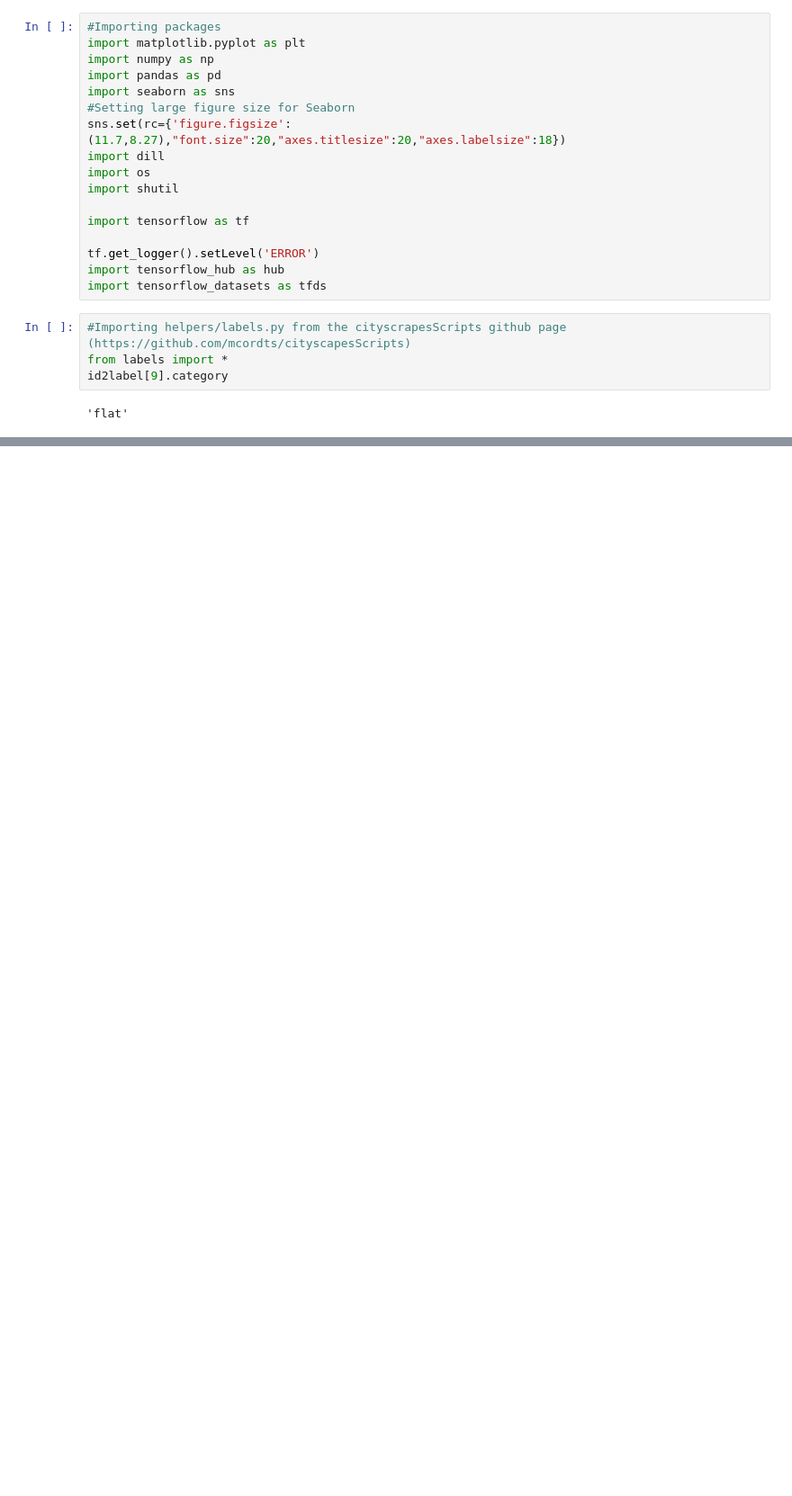
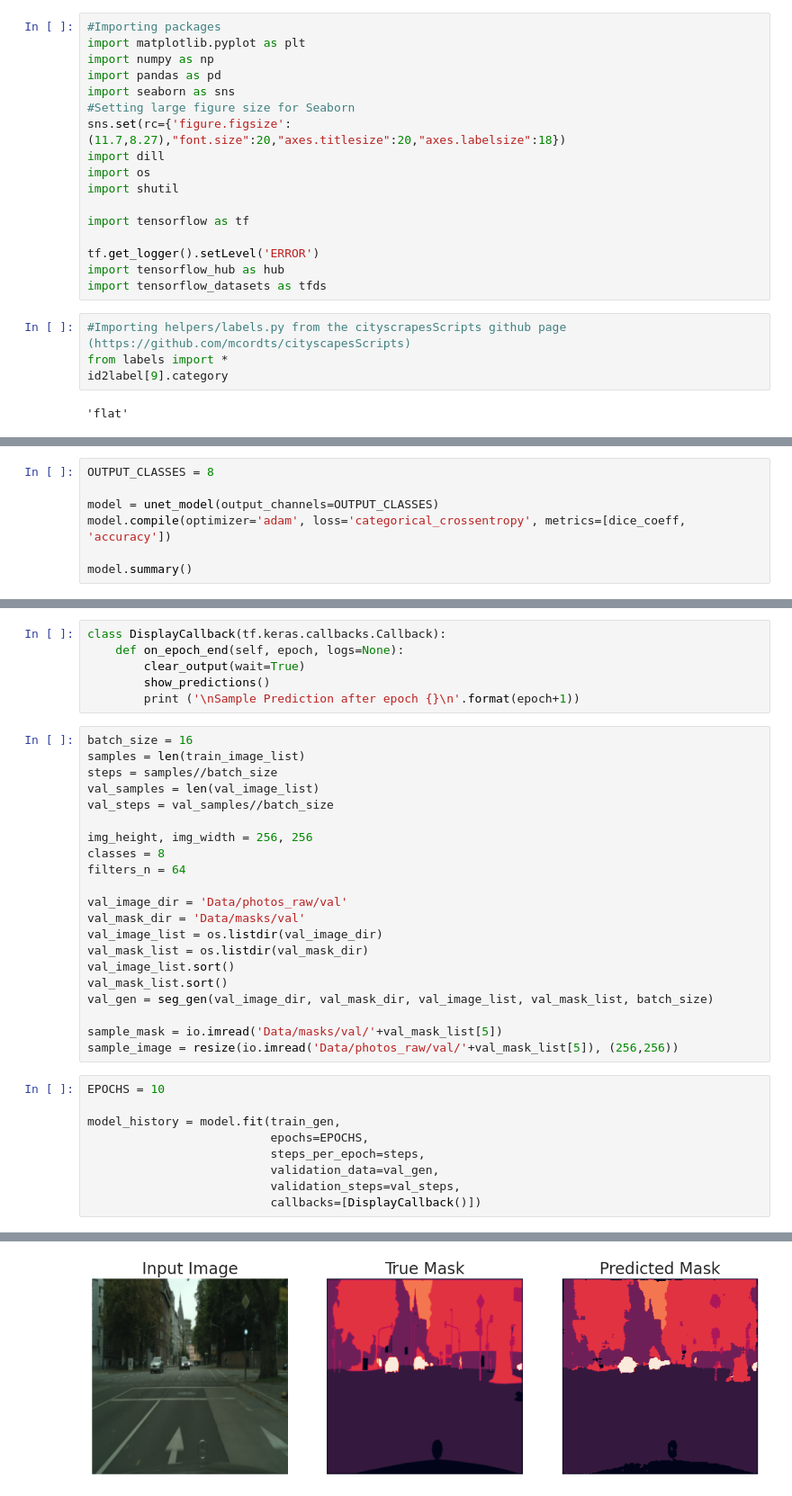
Before and after one commit to octave-ati/Image-Segmentation-for-Autonomous-Driving-Vehicle, a Jupyter notebook: P8_01_Notebook.ipynb, the cells around one changed output, grey strips where cells are left out. Shown: that part at 90% size. Saved outputs shown, nothing was run; the diff lists cells and outputs as text; blank space fills up the shorter version.

```diff
--- a/P8_01_Notebook.ipynb
+++ b/P8_01_Notebook.ipynb
@@ -28,0 +397,7 @@ Category of label with ID '2': void
+# %%
+OUTPUT_CLASSES = 8
+
+model = unet_model(output_channels=OUTPUT_CLASSES)
+model.compile(optimizer='adam', loss='categorical_crossentropy', metrics=[dice_coeff, 'accuracy'])
+
+model.summary()
@@ -28,0 +491,37 @@ Category of label with ID '2': void
+# %%
+class DisplayCallback(tf.keras.callbacks.Callback):
+    def on_epoch_end(self, epoch, logs=None):
+        clear_output(wait=True)
+        show_predictions()
+        print ('\nSample Prediction after epoch {}\n'.format(epoch+1))
+# %%
+batch_size = 16
+samples = len(train_image_list)
+steps = samples//batch_size
+val_samples = len(val_image_list)
+val_steps = val_samples//batch_size
+
+img_height, img_width = 256, 256
+classes = 8
+filters_n = 64
+
+val_image_dir = 'Data/photos_raw/val'
+val_mask_dir = 'Data/masks/val'
+val_image_list = os.listdir(val_image_dir)
+val_mask_list = os.listdir(val_mask_dir)
+val_image_list.sort()
+val_mask_list.sort()
+val_gen = seg_gen(val_image_dir, val_mask_dir, val_image_list, val_mask_list, batch_size)
+
+sample_mask = io.imread('Data/masks/val/'+val_mask_list[5])
+sample_image = resize(io.imread('Data/photos_raw/val/'+val_mask_list[5]), (256,256))
+# %%
+EPOCHS = 10
+
+model_history = model.fit(train_gen,
+                          epochs=EPOCHS,
+                          steps_per_epoch=steps,
+                          validation_data=val_gen,
+                          validation_steps=val_steps,
+                          callbacks=[DisplayCallback()])
+# %% [output]
@@ -28,0 +529 @@ Category of label with ID '2': void
+[figure, added]
```
Also changed, not shown: parts of 33 cells of this notebook, 8 other files.
